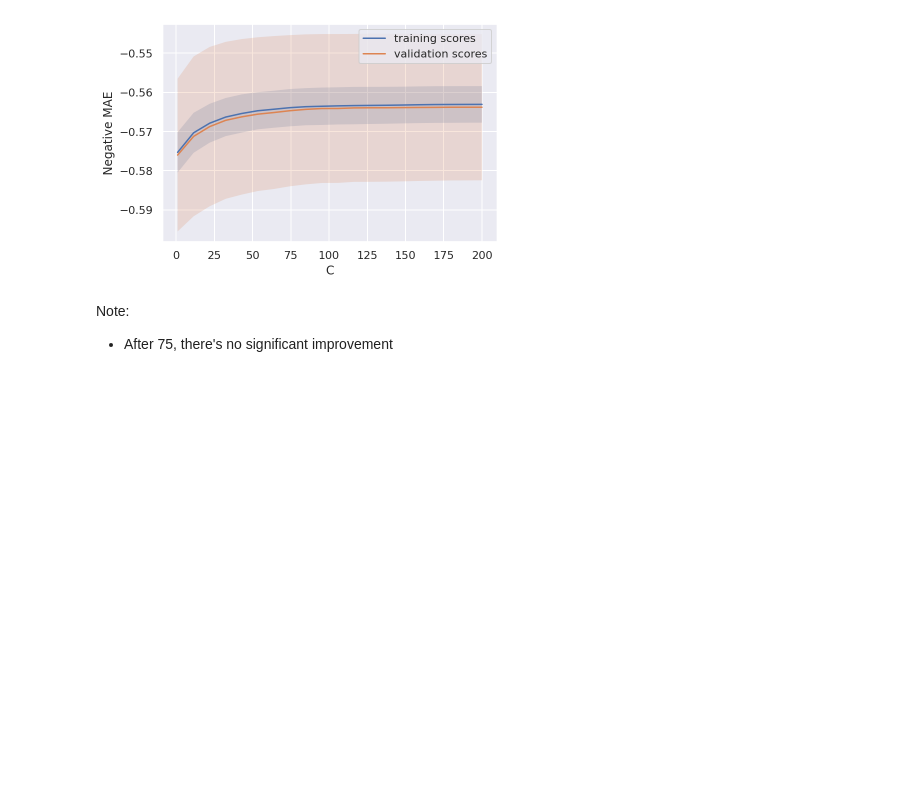
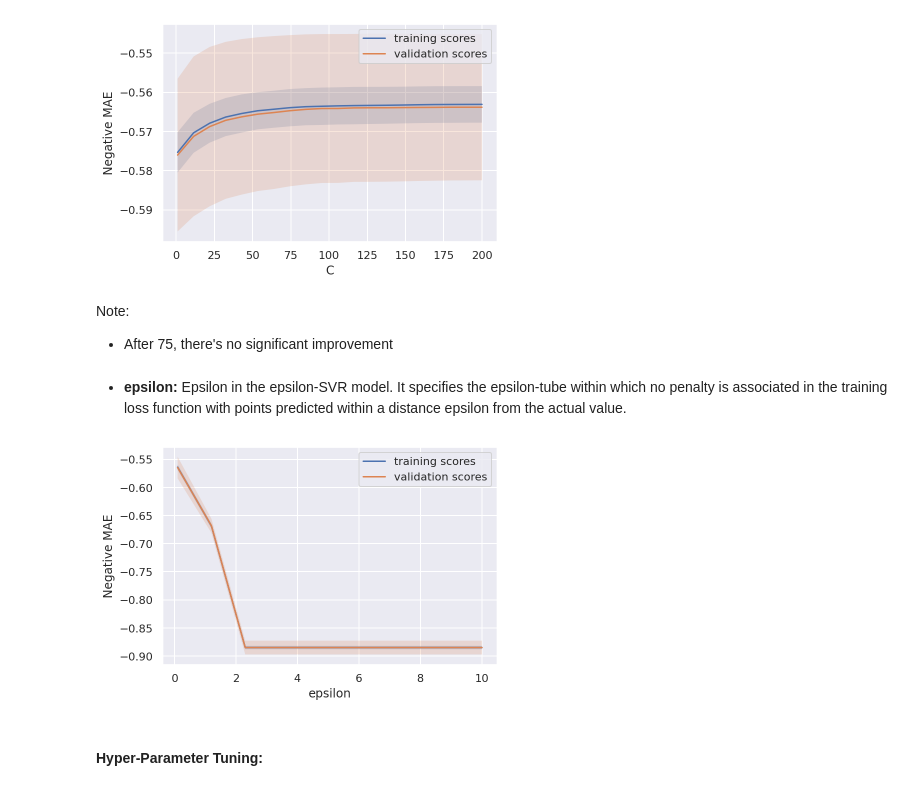
Before and after one commit to Salekeen/Flood-Detection, a Jupyter notebook: 6. SVR.ipynb, the cells around one changed output. Drawn from its saved outputs; the diff is of its cells as text; code cells hidden in the pictures; blank space fills up the shorter version.

```diff
--- a/6. SVR.ipynb
+++ b/6. SVR.ipynb
@@ -205,3 +205,12 @@ plot_validation_curve(np.linspace(1,200,20),'C',svr)
 # %% [markdown]
 Note:
 - After 75, there's no significant improvement
+# %% [markdown]
+- **epsilon:** Epsilon in the epsilon-SVR model. It specifies the epsilon-tube within which no penalty is associated in the training loss function with points predicted within a distance epsilon from the actual value.
+# %%
+svr = SVR(C=80)
+plot_validation_curve(np.linspace(0.1,10,10),'epsilon',svr)
+# %% [output]
+[figure, added]
+# %% [markdown]
+#### Hyper-Parameter Tuning:
```
Also changed, not shown: parts of 6 cells of this notebook.
